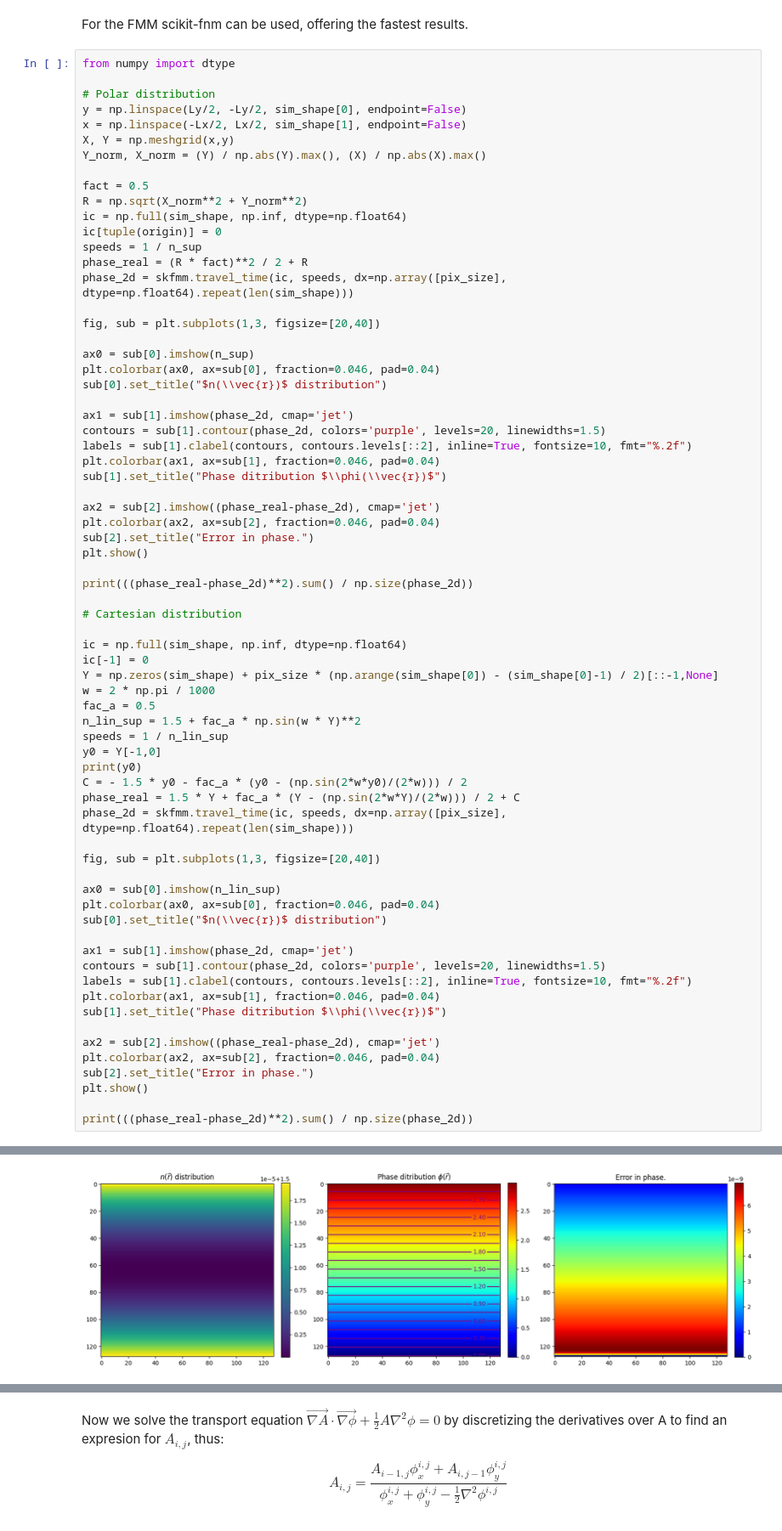
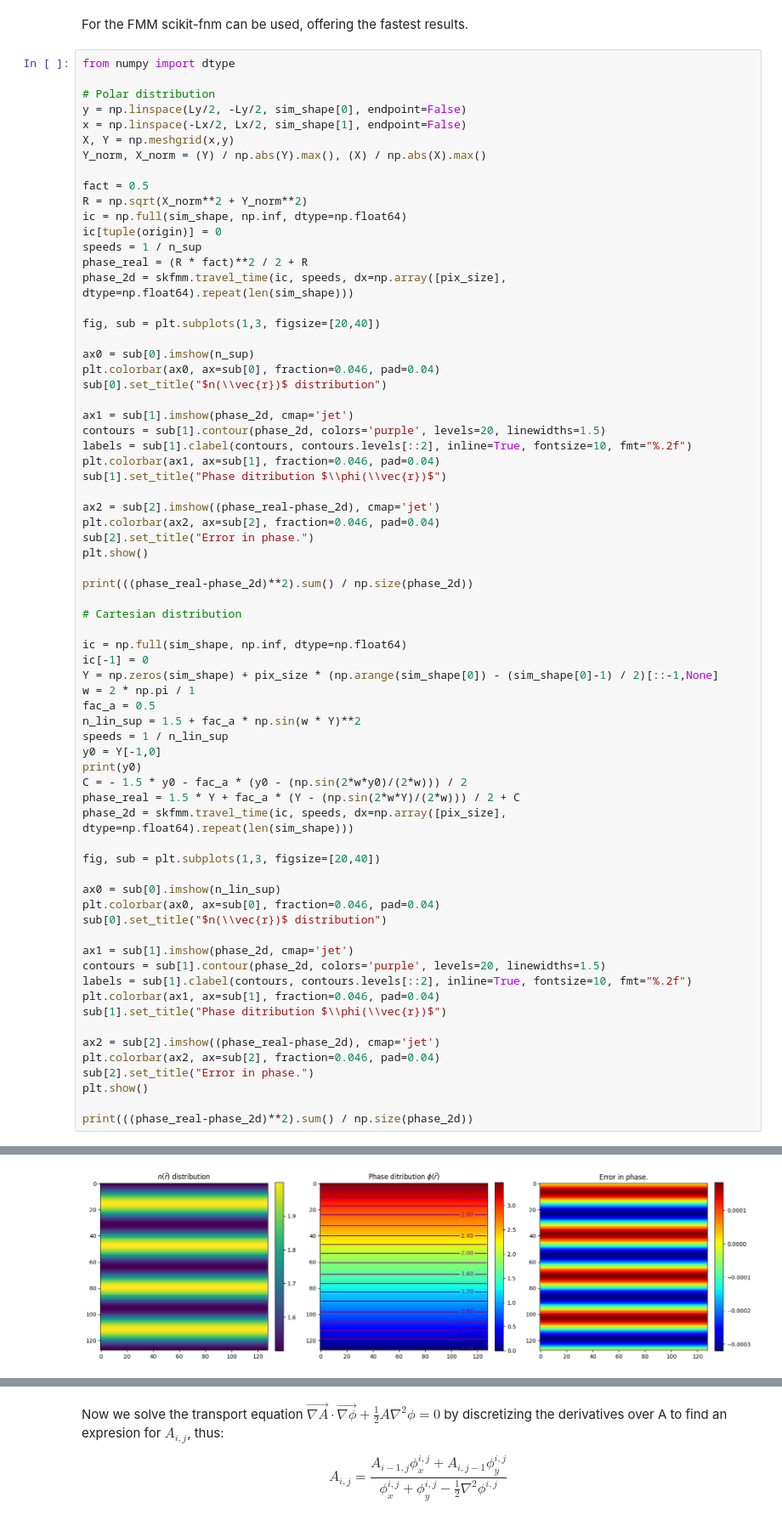
Before and after one commit to DavidMMVV/F-GRIN-metrology, a Jupyter notebook: notebooks/geometric_optics.ipynb, the cells around one changed output, grey strips where cells are left out. Shown at 85% size. Drawn from its saved outputs; the diff is of its cells as text.

```diff
--- a/notebooks/geometric_optics.ipynb
+++ b/notebooks/geometric_optics.ipynb
@@ -289,36 +292,36 @@ print(((phase_real-phase_2d)**2).sum() / np.size(phase_2d))
 ic = np.full(sim_shape, np.inf, dtype=np.float64)
 ic[-1] = 0
 Y = np.zeros(sim_shape) + pix_size * (np.arange(sim_shape[0]) - (sim_shape[0]-1) / 2)[::-1,None]
-w = 2 * np.pi / 1000
+w = 2 * np.pi / 1
 fac_a = 0.5
 n_lin_sup = 1.5 + fac_a * np.sin(w * Y)**2
 speeds = 1 / n_lin_sup
 y0 = Y[-1,0]
 print(y0)
 C = - 1.5 * y0 - fac_a * (y0 - (np.sin(2*w*y0)/(2*w))) / 2
 phase_real = 1.5 * Y + fac_a * (Y - (np.sin(2*w*Y)/(2*w))) / 2 + C
 phase_2d = skfmm.travel_time(ic, speeds, dx=np.array([pix_size], dtype=np.float64).repeat(len(sim_shape)))
 
 fig, sub = plt.subplots(1,3, figsize=[20,40])
 
 ax0 = sub[0].imshow(n_lin_sup)
 plt.colorbar(ax0, ax=sub[0], fraction=0.046, pad=0.04)
 sub[0].set_title("$n(\\vec{r})$ distribution")
 
 ax1 = sub[1].imshow(phase_2d, cmap='jet')
 contours = sub[1].contour(phase_2d, colors='purple', levels=20, linewidths=1.5)
 labels = sub[1].clabel(contours, contours.levels[::2], inline=True, fontsize=10, fmt="%.2f")
 plt.colorbar(ax1, ax=sub[1], fraction=0.046, pad=0.04)
 sub[1].set_title("Phase ditribution $\\phi(\\vec{r})$")
 
 ax2 = sub[2].imshow((phase_real-phase_2d), cmap='jet')
 plt.colorbar(ax2, ax=sub[2], fraction=0.046, pad=0.04)
 sub[2].set_title("Error in phase.")
 plt.show()
 
 print(((phase_real-phase_2d)**2).sum() / np.size(phase_2d))
 # %% [output]
 [figure]
 0.01029152764256111
 -0.9921875
-[figure, old version]
+[figure, new version]
```
Also changed, not shown: parts of 2 cells of this notebook, 20 other files.
